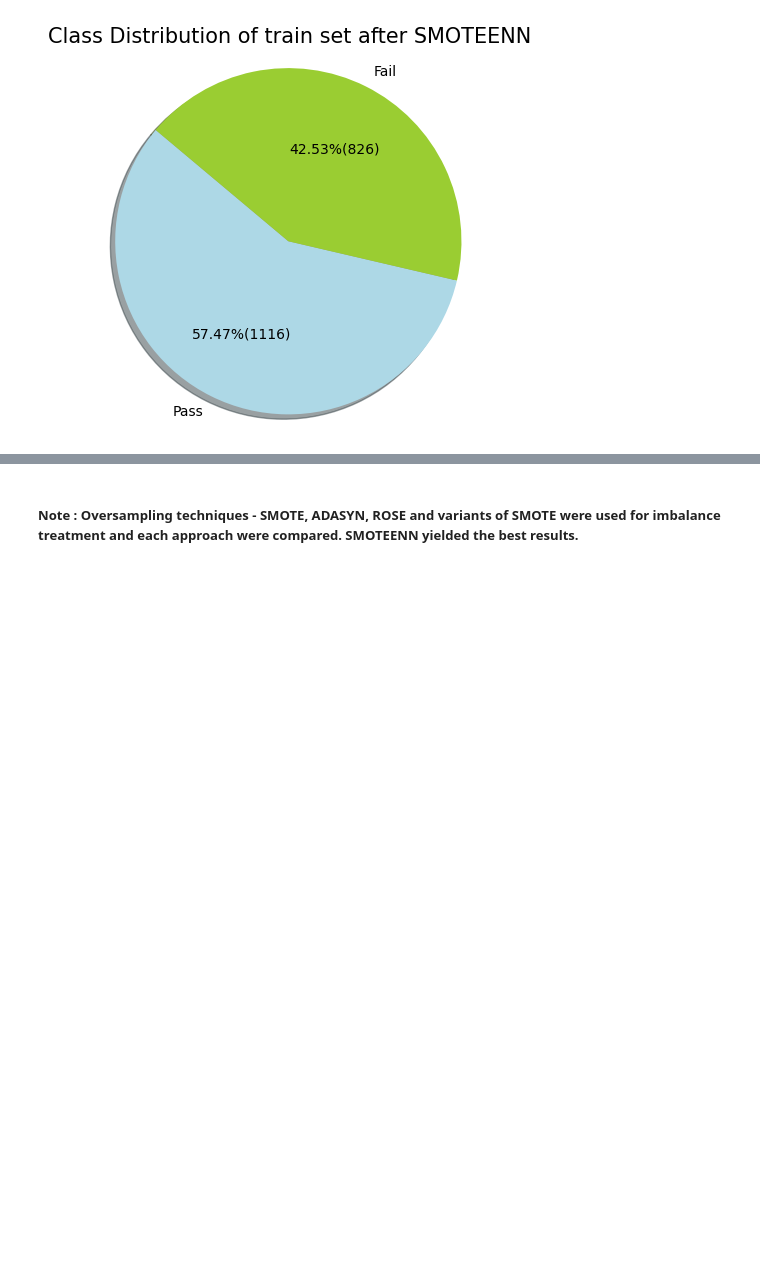
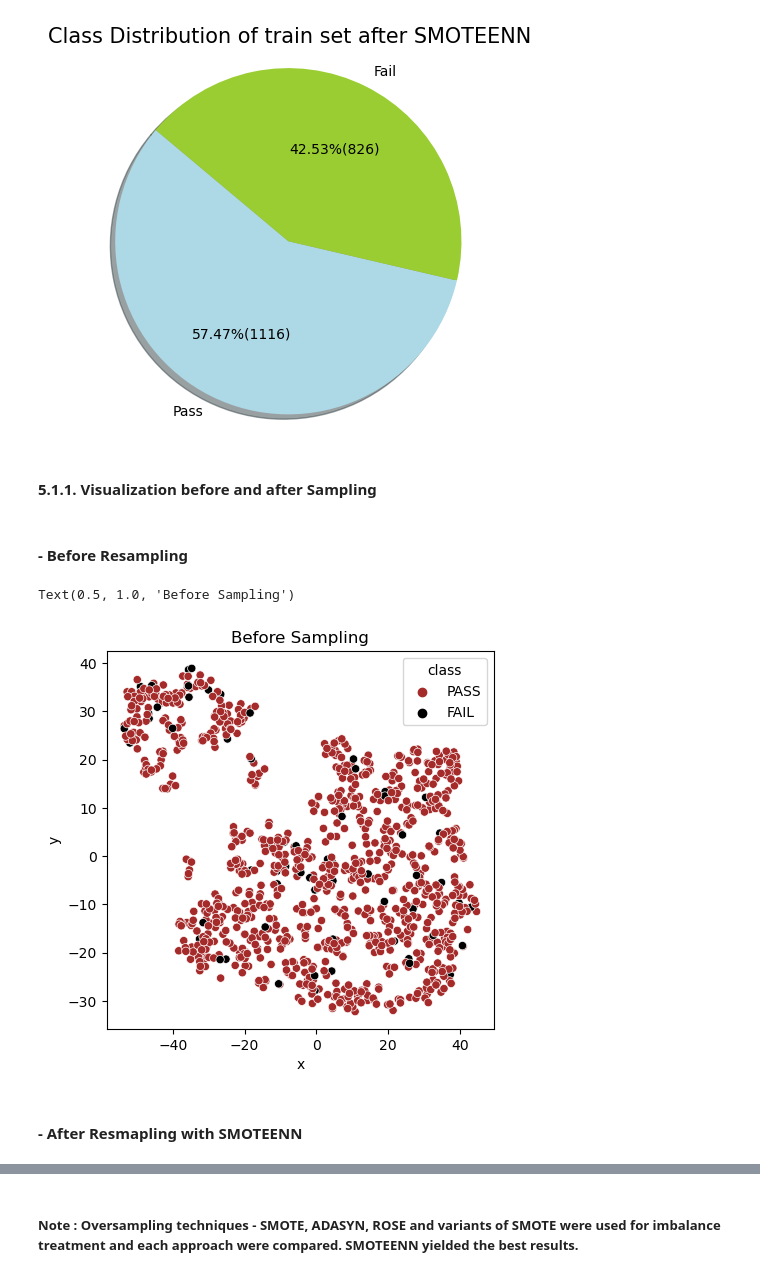
Before and after one commit to Landschy/datamining-htw, a Jupyter notebook: scripts/Presentation3.ipynb, the cells around one changed output, grey strips where cells are left out. Drawn from its saved outputs; the diff is of its cells as text; code cells hidden in the pictures; blank space fills up the shorter version.

```diff
--- a/scripts/Presentation3.ipynb
+++ b/scripts/Presentation3.ipynb
@@ -933,3 +933,7 @@ Counter({'FAIL': 1116, 'PASS': 826})
 ClassDistributionGraph(y_resampled, 'Class Distribution of train set after SMOTEENN')
 # %% [output]
 [figure]
+# %% [markdown]
+#### 5.1.1. Visualization before and after Sampling
+# %% [markdown]
+#### - Before Resampling
@@ -935,0 +942,27 @@ ClassDistributionGraph(y_resampled, 'Class Distribution of train set after SMOTE
+# %%
+tsne = TSNE(random_state=0)
+
+y_temp_before = y_train.replace({"PASS": 0, "FAIL" :1})
+# %%
+
+X_tsne = X_train.merge(y_temp_before, left_index= True, right_index= True)
+tsne_features = tsne.fit_transform(X_tsne)
+tsne_features = pd.DataFrame(tsne_features, columns=['x','y'])
+# %%
+X_tsne['class'] = X_tsne['class'].replace({0: "PASS", 1: "FAIL"})
+
+color_dict = dict({'PASS':'brown',
+                  'FAIL':'black'
+                  })
+
+
+sns.scatterplot(data = tsne_features ,
+                x='x' , y='y',
+                hue= X_tsne['class'],
+                legend= True,
+                palette= color_dict , cmap= True ).set_title("Before Sampling")
+# %% [output]
+Text(0.5, 1.0, 'Before Sampling')
+[figure, added]
+# %% [markdown]
+#### - After Resmapling with SMOTEENN
```
Also changed, not shown: parts of 4 cells of this notebook.
